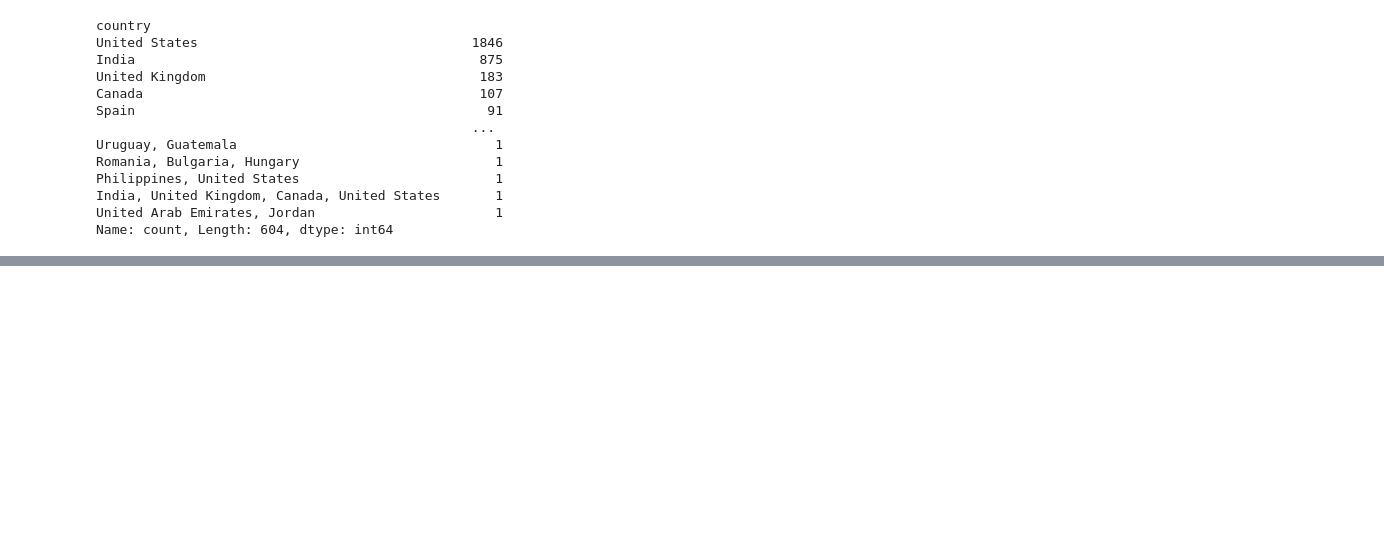
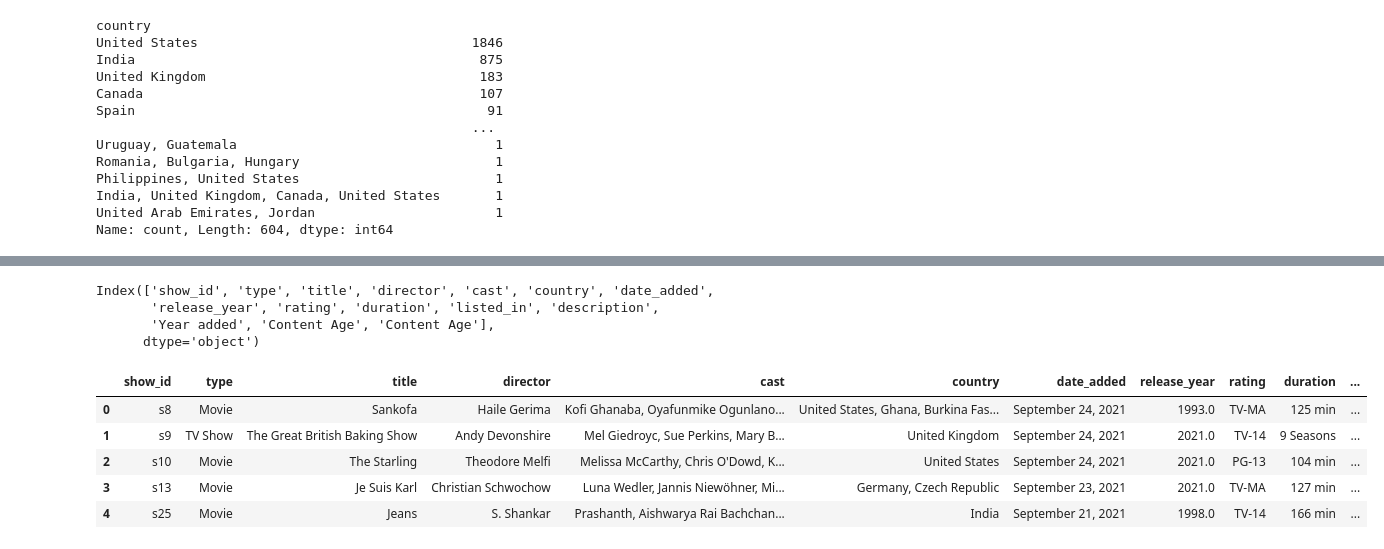
Before and after one commit to dipak1920basnet/netflix_titles, a Jupyter notebook: netflix.ipynb, the cells around one changed output, grey strips where cells are left out. Cells and saved outputs as stored; diff of their text form; code cells hidden in the pictures; blank space fills up the shorter version.

```diff
--- a/netflix.ipynb
+++ b/netflix.ipynb
@@ -135,0 +172,8 @@ Name: count, Length: 604, dtype: int64
+# %%
+content_age = df[["Year added"]]
+content_age = pd.to_datetime(content_age["Year added"]).dt.year
+content_age = 2025 - content_age
+content_age = content_age.to_numpy()
+# %%
+content_age = pd.DataFrame(content_age,columns=["Content Age"])
+content_age
@@ -135,0 +194,19 @@ Name: count, Length: 604, dtype: int64
+# %%
+df = df.drop_duplicates().reset_index(drop=True)
+df = pd.concat([df,content_age], axis=1)
+# %%
+df.columns
+# %% [output]
+Index(['show_id', 'type', 'title', 'director', 'cast', 'country', 'date_added',
+       'release_year', 'rating', 'duration', 'listed_in', 'description',
+       'Year added', 'Content Age', 'Content Age'],
+      dtype='object')
+# %%
+df.head()
+# %% [output]
+|  | show_id | type | title | director | cast | country | date_added | release_year | rating | duration | ... |
+| 0 | s8 | Movie | Sankofa | Haile Gerima | Kofi Ghanaba, Oyafunmike Ogunlano... | United States, Ghana, Burkina Fas... | September 24, 2021 | 1993.0 | TV-MA | 125 min | ... |
+| 1 | s9 | TV Show | The Great British Baking Show | Andy Devonshire | Mel Giedroyc, Sue Perkins, Mary B... | United Kingdom | September 24, 2021 | 2021.0 | TV-14 | 9 Seasons | ... |
+| 2 | s10 | Movie | The Starling | Theodore Melfi | Melissa McCarthy, Chris O'Dowd, K... | United States | September 24, 2021 | 2021.0 | PG-13 | 104 min | ... |
+| 3 | s13 | Movie | Je Suis Karl | Christian Schwochow | Luna Wedler, Jannis Niewöhner, Mi... | Germany, Czech Republic | September 23, 2021 | 2021.0 | TV-MA | 127 min | ... |
+| 4 | s25 | Movie | Jeans | S. Shankar | Prashanth, Aishwarya Rai Bachchan... | India | September 21, 2021 | 1998.0 | TV-14 | 166 min | ... |
```
Also changed, not shown: parts of 9 cells of this notebook.
